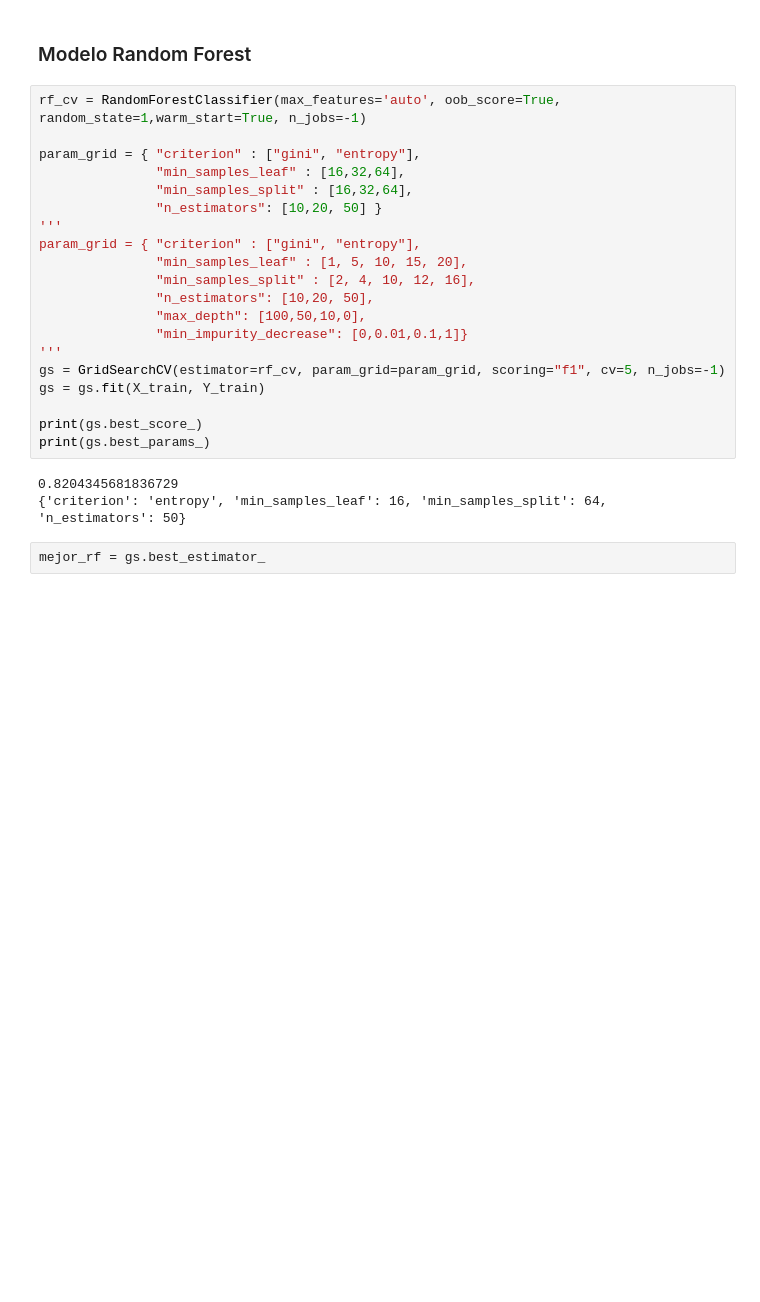
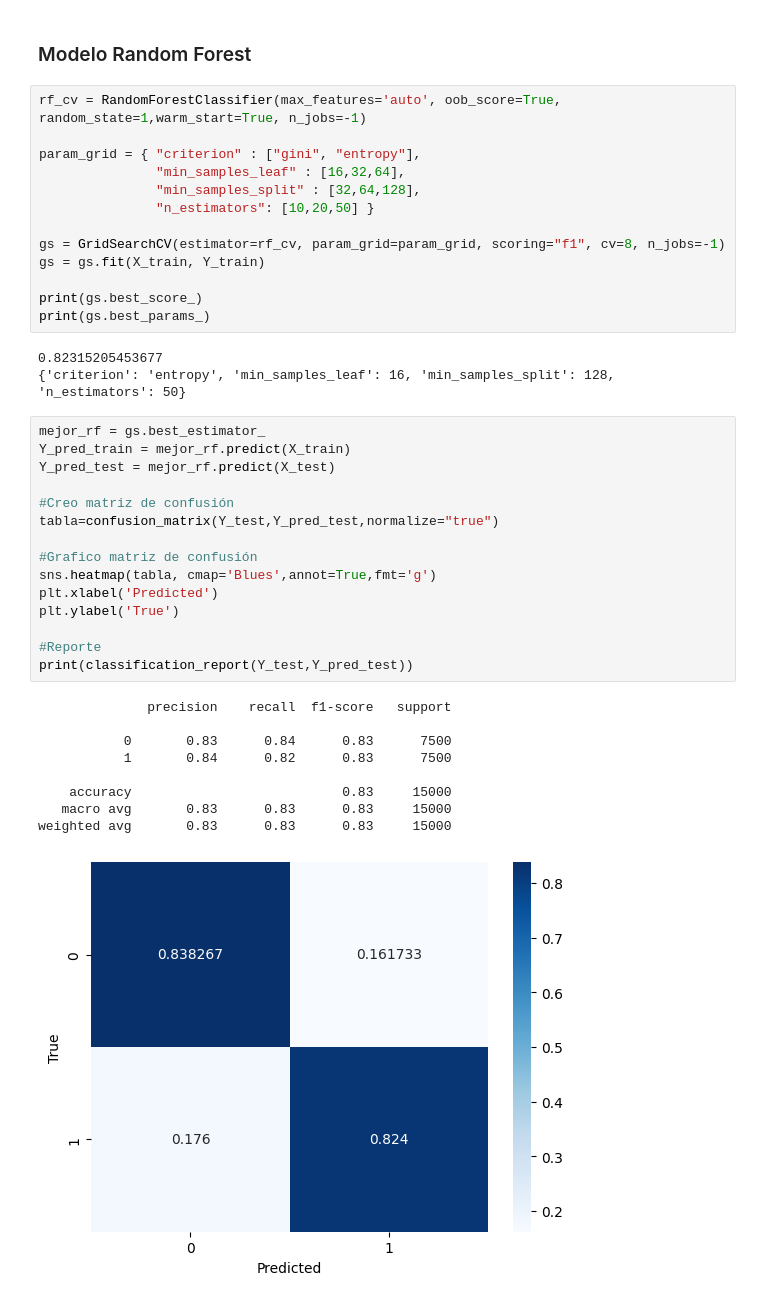
Before and after one commit to sttesta3/7506R-1C2024-GRUPO08, a Jupyter notebook: TP2_BayesNaive.ipynb, the cells around one changed output. Cells and saved outputs as stored; diff of their text form; blank space fills up the shorter version.

Commit message:
WIP: Buscando mejor RandomFores

```diff
--- a/TP2_BayesNaive.ipynb
+++ b/TP2_BayesNaive.ipynb
@@ -318,23 +318,39 @@ rf_cv = RandomForestClassifier(max_features='auto', oob_score=True, random_state
 
 param_grid = { "criterion" : ["gini", "entropy"],
                "min_samples_leaf" : [16,32,64],
-               "min_samples_split" : [16,32,64],
-               "n_estimators": [10,20, 50] }
-'''
-param_grid = { "criterion" : ["gini", "entropy"],
-               "min_samples_leaf" : [1, 5, 10, 15, 20],
-               "min_samples_split" : [2, 4, 10, 12, 16],
-               "n_estimators": [10,20, 50],
-               "max_depth": [100,50,10,0],
-               "min_impurity_decrease": [0,0.01,0.1,1]}
-'''
-gs = GridSearchCV(estimator=rf_cv, param_grid=param_grid, scoring="f1", cv=5, n_jobs=-1)
+               "min_samples_split" : [32,64,128],
+               "n_estimators": [10,20,50] }
+
+gs = GridSearchCV(estimator=rf_cv, param_grid=param_grid, scoring="f1", cv=8, n_jobs=-1)
 gs = gs.fit(X_train, Y_train)
 
 print(gs.best_score_)
 print(gs.best_params_)
 # %% [output]
-0.8204345681836729
-{'criterion': 'entropy', 'min_samples_leaf': 16, 'min_samples_split': 64, 'n_estimators': 50}
+0.82315205453677
+{'criterion': 'entropy', 'min_samples_leaf': 16, 'min_samples_split': 128, 'n_estimators': 50}
-# %%
-mejor_rf = gs.best_estimator_
+# %%
+mejor_rf = gs.best_estimator_
+Y_pred_train = mejor_rf.predict(X_train)
+Y_pred_test = mejor_rf.predict(X_test)
+
+#Creo matriz de confusión
+tabla=confusion_matrix(Y_test,Y_pred_test,normalize="true")
+
+#Grafico matriz de confusión
+sns.heatmap(tabla, cmap='Blues',annot=True,fmt='g')
+plt.xlabel('Predicted')
+plt.ylabel('True')
+
+#Reporte
+print(classification_report(Y_test,Y_pred_test))
+# %% [output]
+              precision    recall  f1-score   support
+
+           0       0.83      0.84      0.83      7500
+           1       0.84      0.82      0.83      7500
+
+    accuracy                           0.83     15000
+   macro avg       0.83      0.83      0.83     15000
+weighted avg       0.83      0.83      0.83     15000
+[figure, added]
```
Also changed, not shown: parts of 2 cells of this notebook.
